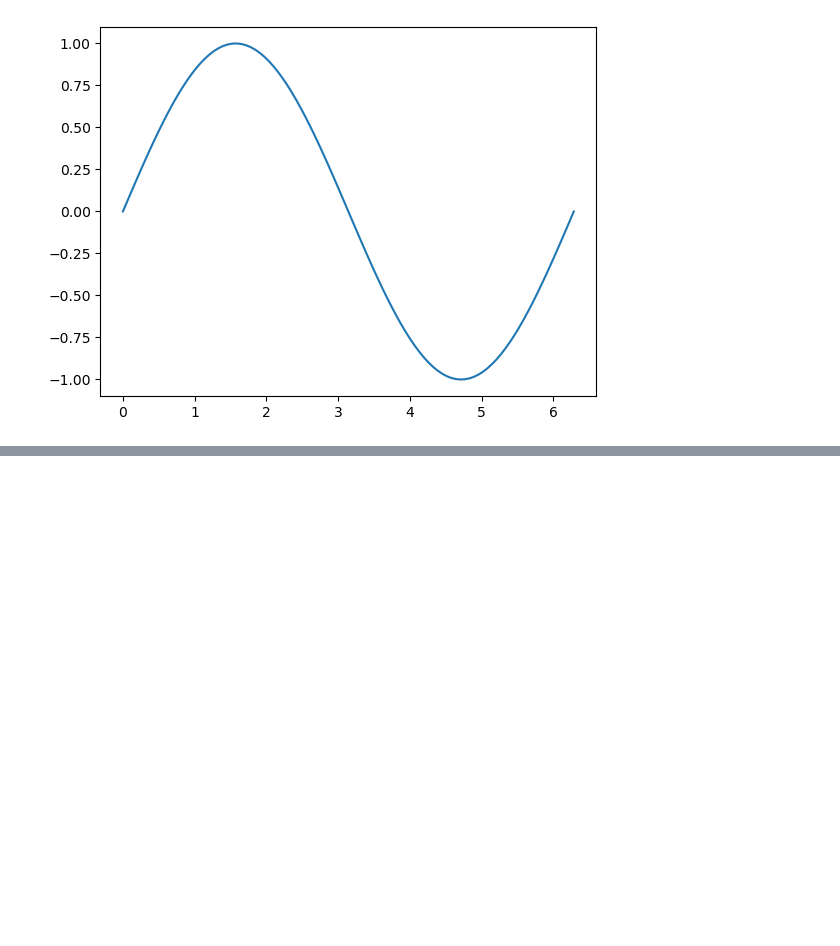
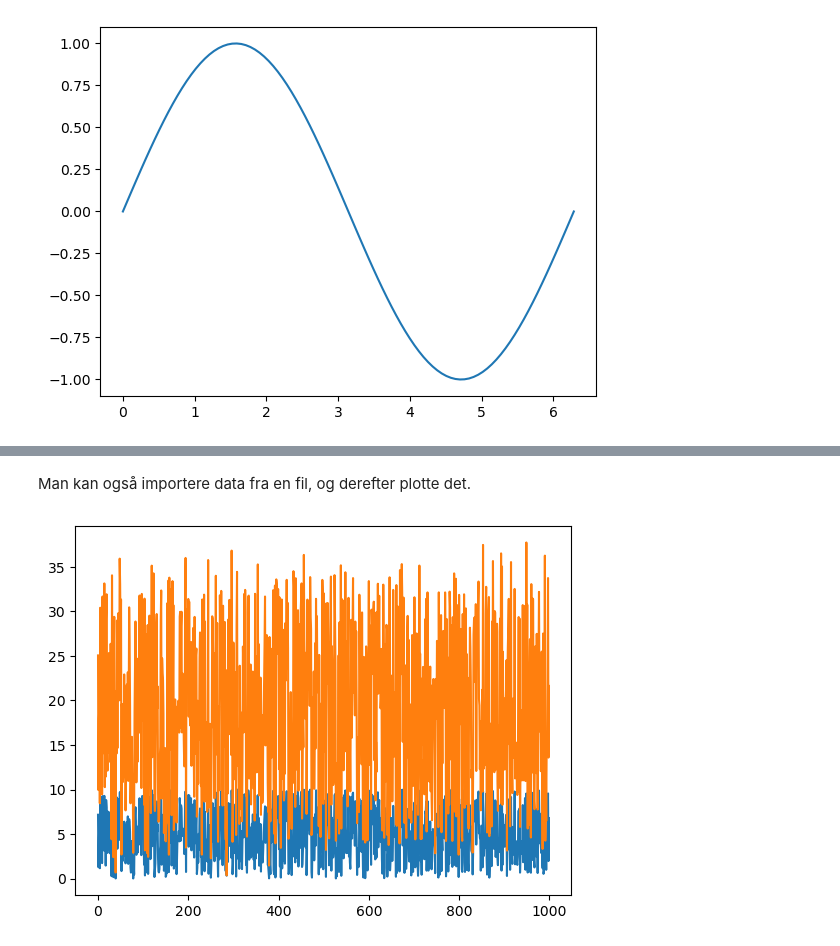
Before and after one commit to UNF-ML-Camp/ML-Camp-2025, a Jupyter notebook: Introduktion til programmering/Udvidet programmering.ipynb, the cells around one changed output, grey strips where cells are left out. Cells and saved outputs as stored; diff of their text form; code cells hidden in the pictures; blank space fills up the shorter version.

```diff
--- a/Introduktion til programmering/Udvidet programmering.ipynb
+++ b/Introduktion til programmering/Udvidet programmering.ipynb
@@ -731,0 +766,8 @@ XXX Husk at have importering af data et sted. Nok i løbet af matplotlib sektion
+# %% [markdown]
+Man kan også importere data fra en fil, og derefter plotte det.
+# %%
+importeret_data = np.loadtxt("dat1.txt")
+
+plt.plot(importeret_data);
+# %% [output]
+[figure, added]
```
Also changed, not shown: parts of 16 cells of this notebook, 4 other files.
